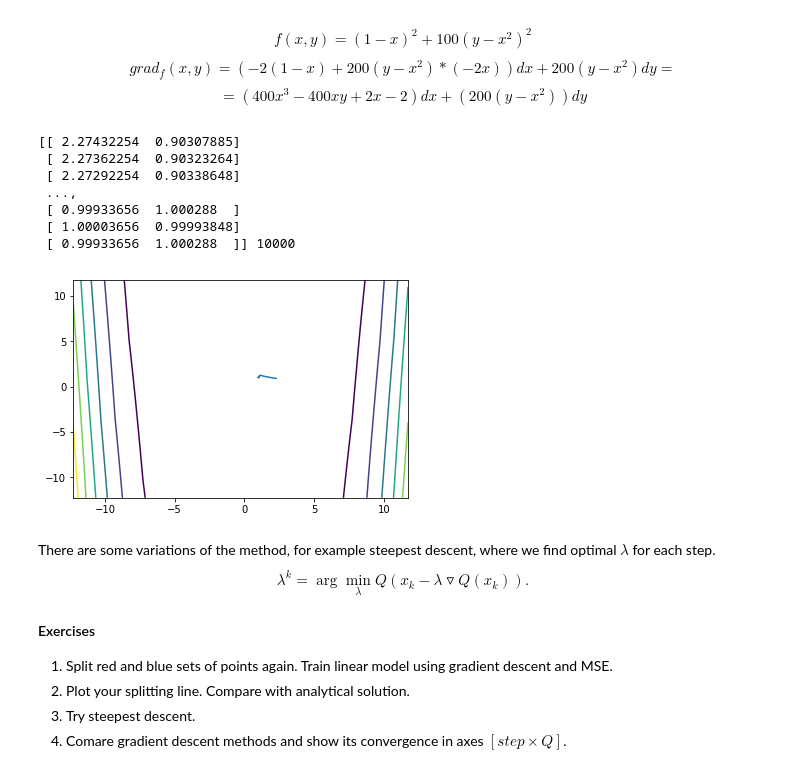
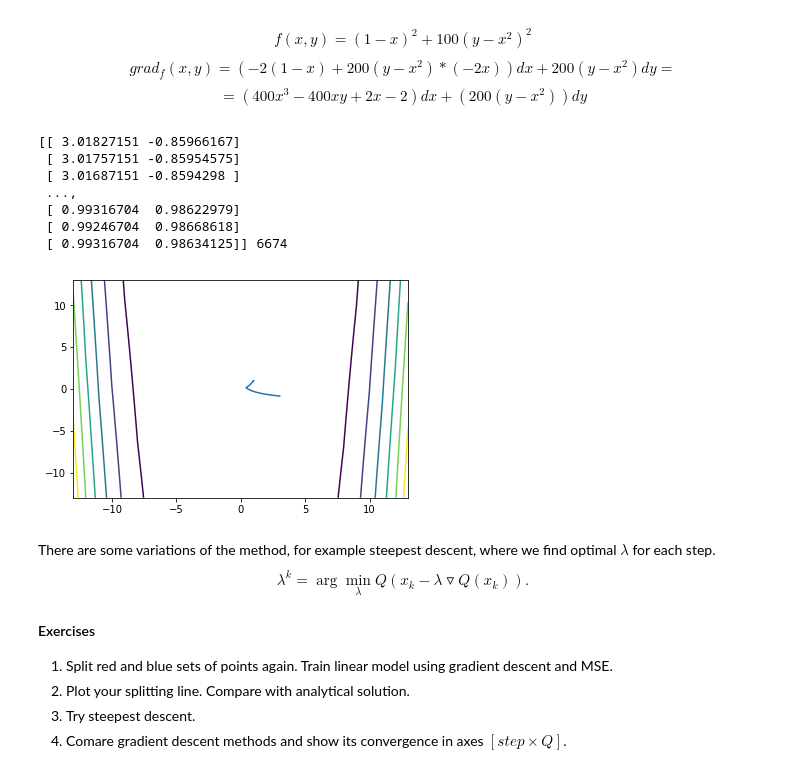
Before and after one commit to max-kuzn/squad, a Jupyter notebook: lab-1.ipynb, the cells around one changed output. Drawn from its saved outputs; the diff is of its cells as text; code cells hidden in the pictures.

```diff
--- a/lab-1.ipynb
+++ b/lab-1.ipynb
@@ -366,25 +366,25 @@ $$= (400x^3-400xy+2x-2)dx + (200(y-x^2))dy$$
 # %%
 def rosenbrock(x, y):
     return np.add(1, -x)**2 + 100 * (y - x**2)**2
 
 def rosenbrock_gradient(x, y):
     return np.append(
         np.add(400 * x**3 - 400 * x * y + 2 * x, -2),
         200 * (y - x**2)
     )
 
-steps = gradient_desent(rosenbrock_gradient, lamb=0.0007, max_count=10000)
+steps = gradient_desent(rosenbrock_gradient, lamb=0.0007, eps=1e-2, max_count=10000)
 print(steps, len(steps))
 draw_lines(rosenbrock, steps)
 # %% [output]
-[[ 2.27432254  0.90307885]
- [ 2.27362254  0.90323264]
- [ 2.27292254  0.90338648]
+[[ 3.01827151 -0.85966167]
+ [ 3.01757151 -0.85954575]
+ [ 3.01687151 -0.8594298 ]
  ...,
- [ 0.99933656  1.000288  ]
- [ 1.00003656  0.99993848]
- [ 0.99933656  1.000288  ]] 10000
+ [ 0.99316704  0.98622979]
+ [ 0.99246704  0.98668618]
+ [ 0.99316704  0.98634125]] 6674
-[figure, old version]
+[figure, new version]
 # %% [markdown]
 There are some variations of the method, for example steepest descent, where we find optimal $\lambda$ for each step.
 $$\lambda^{k} = \arg\min_{\lambda}Q(x_k - \lambda\triangledown Q(x_k)).$$
```
Also changed, not shown: parts of 8 cells of this notebook.
